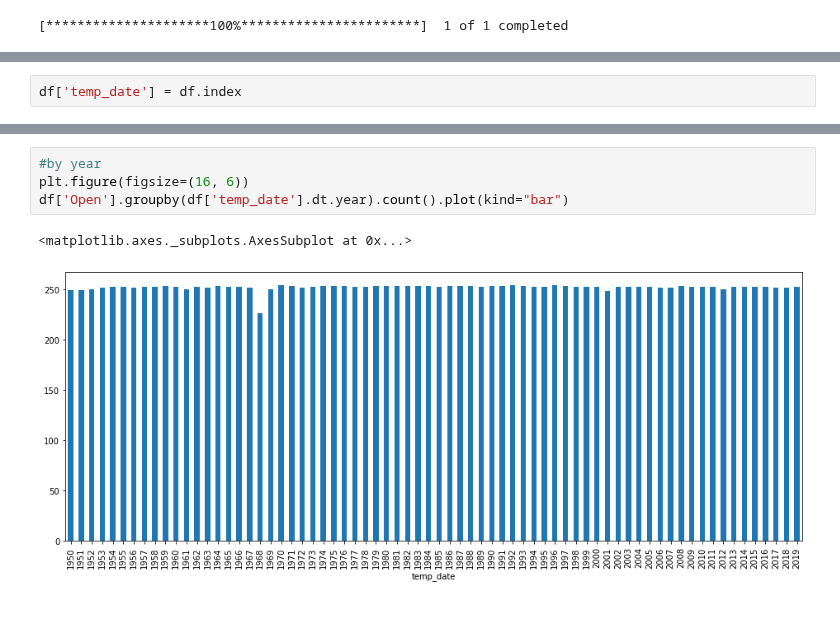
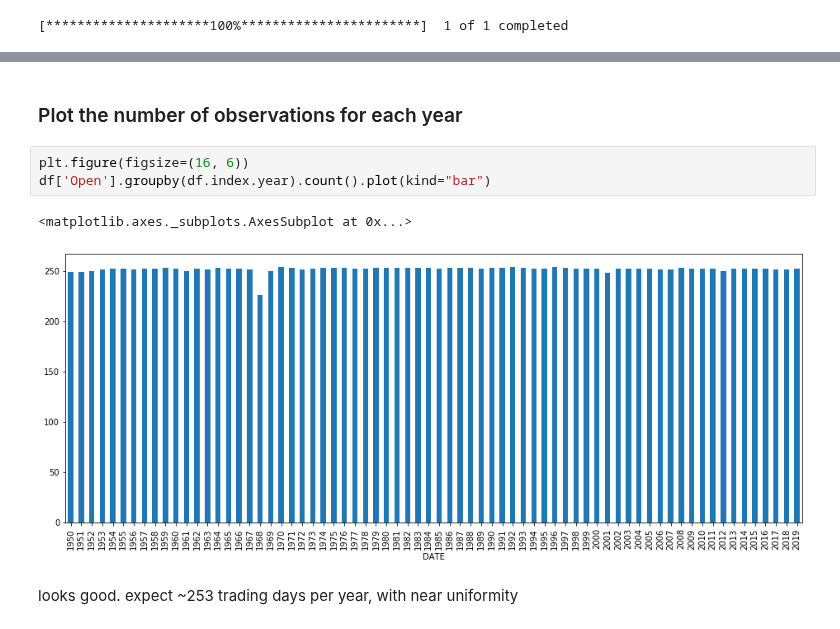
Before and after one commit to jasonbono/weather_stocks, a Jupyter notebook: scripts/web_scraping/scrape_yahoo.ipynb, the cells around one changed output, grey strips where cells are left out. Drawn from its saved outputs; the diff is of its cells as text.

```diff
--- a/scripts/web_scraping/scrape_yahoo.ipynb
+++ b/scripts/web_scraping/scrape_yahoo.ipynb
@@ -25,3 +31 @@ df.to_pickle(file)
-# %%
-df['temp_date'] = df.index
 # %%
@@ -41,7 +45,10 @@ df['Open'].groupby(df['temp_date'].dt.month).count().plot(kind="bar")
+# %% [markdown]
+### Plot the number of observations for each year
 # %%
-#by year
 plt.figure(figsize=(16, 6))
-df['Open'].groupby(df['temp_date'].dt.year).count().plot(kind="bar")
+df['Open'].groupby(df.index.year).count().plot(kind="bar")
 # %% [output]
 <matplotlib.axes._subplots.AxesSubplot at 0x...>
-[figure, old version]
+[figure, new version]
+# %% [markdown]
+looks good. expect ~253 trading days per year, with near uniformity
```
Also changed, not shown: parts of 8 cells of this notebook, 2 other files.
